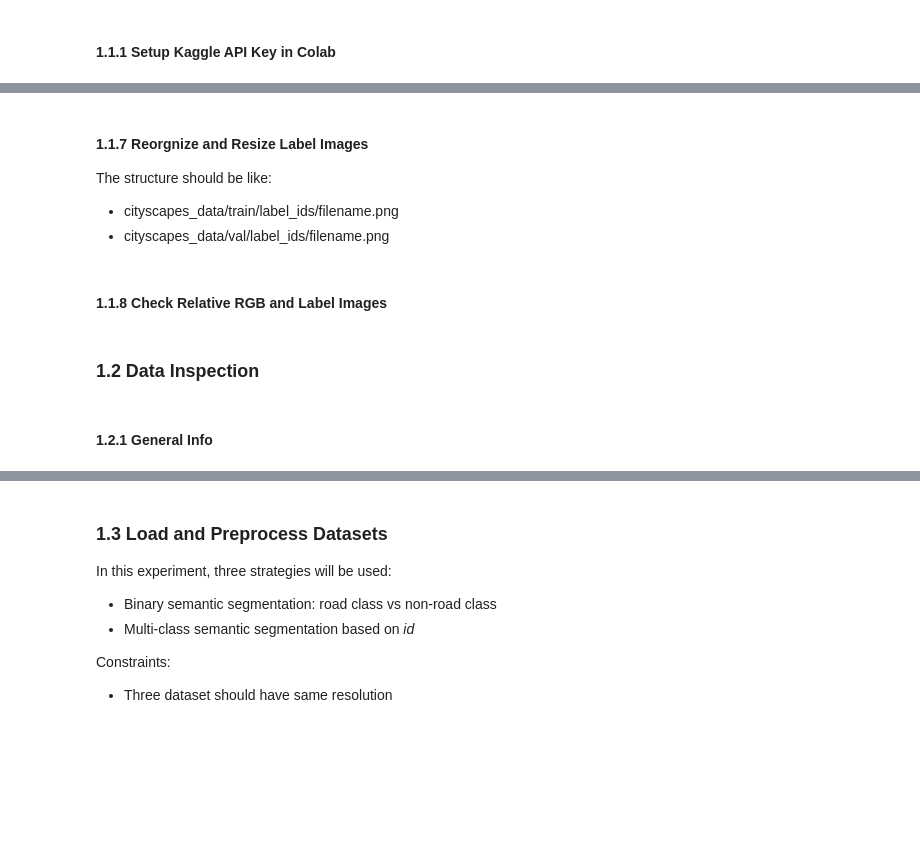
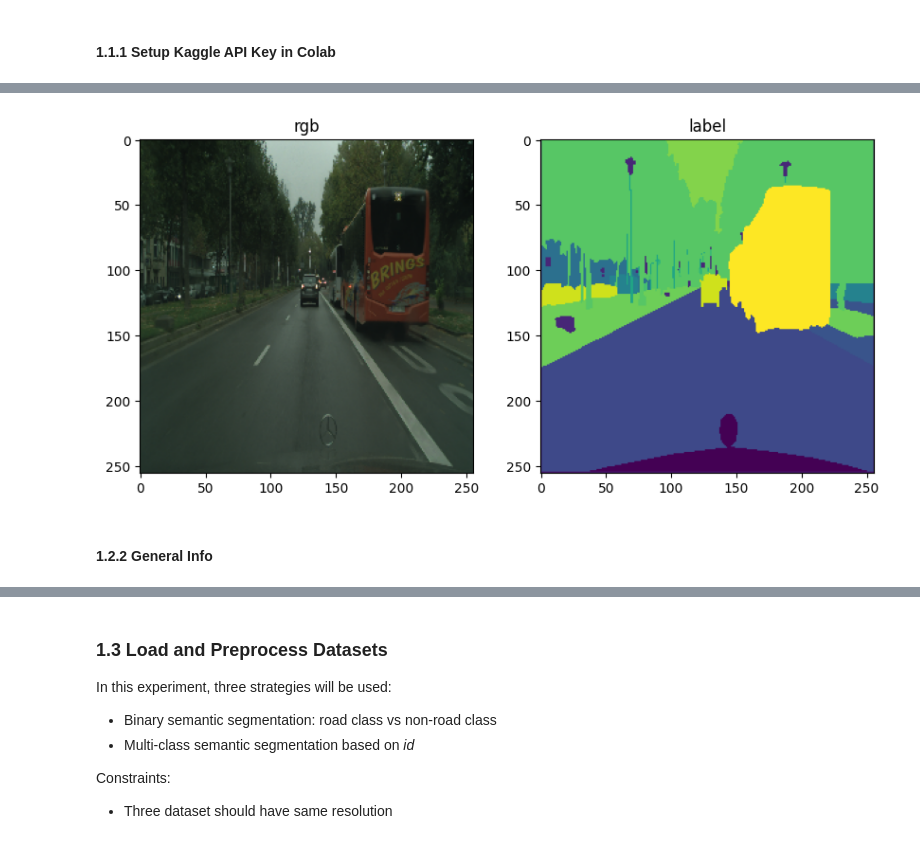
Before and after one commit to WeilongYE/unet-for-cityscapes-road-segmentation, a Jupyter notebook: unet_for_cityscapes_road_segmentation.ipynb, the cells around one changed output, grey strips where cells are left out. Saved outputs shown, nothing was run; the diff lists cells and outputs as text; code cells hidden in the pictures; blank space fills up the shorter version.

```diff
--- a/unet_for_cityscapes_road_segmentation.ipynb
+++ b/unet_for_cityscapes_road_segmentation.ipynb
@@ -162,24 +64,0 @@ plt.show()
-# %% [markdown]
-#### 1.1.7 Reorgnize and Resize Label Images
-The structure should be like:
-- cityscapes_data/train/label_ids/filename.png
-- cityscapes_data/val/label_ids/filename.png
-# %%
-# Create folders
-train_label_dir = os.path.join("cityscapes_data/train/label")
-val_label_dir = os.path.join("cityscapes_data/val/label")
-shutil.rmtree(train_label_dir, ignore_errors=True)
-shutil.rmtree(val_label_dir, ignore_errors=True)
-os.makedirs(train_label_dir, exist_ok=True)
-os.makedirs(val_label_dir, exist_ok=True)
-
-for file in downloaded_train_labelIds_files:
-  # Open, resize and save label image
-  image = Image.open(file).resize(save_shape, Image.NEAREST)
-  dst_filename = os.path.basename(file.replace("_gtFine_labelIds", ""))
-  image.save(os.path.join(train_label_dir, dst_filename))
-
-for file in downloaded_val_labelIds_files:
-  image = Image.open(file).resize(save_shape, Image.NEAREST)
-  dst_filename = os.path.basename(file.replace("_gtFine_labelIds", ""))
-  image.save(os.path.join(val_label_dir, dst_filename))
@@ -199,2 +64,0 @@ plt.show()
-# %% [markdown]
-#### 1.1.8 Check Relative RGB and Label Images
@@ -227,7 +65,41 @@ plt.show()
+# %%
+from PIL import Image
+import matplotlib.pyplot as plt
+import numpy as np
+
+train_rgb_dir = os.path.join(dataset_dir, "train/rgb")
+val_rgb_dir = os.path.join(dataset_dir, "val/rgb")
+train_rgb_files = os.listdir(train_rgb_dir)
+val_rgb_files = os.listdir(val_rgb_dir)
+
+train_label_dir = os.path.join(dataset_dir, "train/label")
+val_label_dir = os.path.join(dataset_dir, "val/label")
+train_label_files = os.listdir(train_label_dir)
+val_label_files = os.listdir(val_label_dir)
+
+# Check if all filenames in train/rgb are also in train/label
+for file in train_rgb_files:
+  if file not in train_label_files:
+    print(file)
+    raise Exception(f"Sorry, there is no relative label file for {file}")
+
+# Check if all filenames in val/rgb are also in val/label
+for file in val_rgb_files:
+  if file not in val_label_files:
+    print(file)
+    raise Exception(f"Sorry, there is no relative label file for {file}")
+
+common_filename = train_rgb_files[0]
+fig, axis = plt.subplots(1, 2, figsize=(10, 5))
+axis[0].set_title("rgb")
+axis[0].imshow(Image.open(os.path.join(train_rgb_dir, common_filename)))
+axis[1].set_title("label")
+axis[1].imshow(Image.open(os.path.join(train_label_dir, common_filename)))
+plt.show()
+# %% [output]
+[figure, added]
 # %% [markdown]
-### 1.2 Data Inspection
+#### 1.2.2 General Info
-# %% [markdown]
-#### 1.2.1 General Info
 # %%
 print(f"Number of train samples: {len(train_rgb_files)}")
 print(f"Number of val samples: {len(val_rgb_files)}")
```
Also changed, not shown: parts of 29 cells of this notebook.
